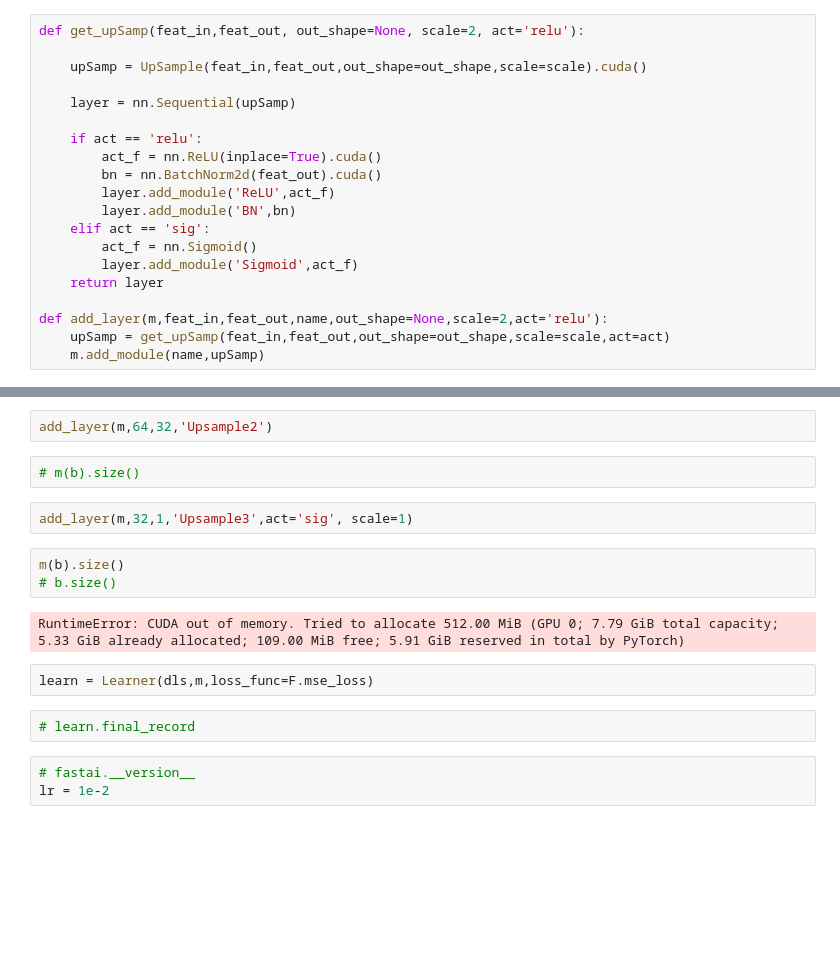
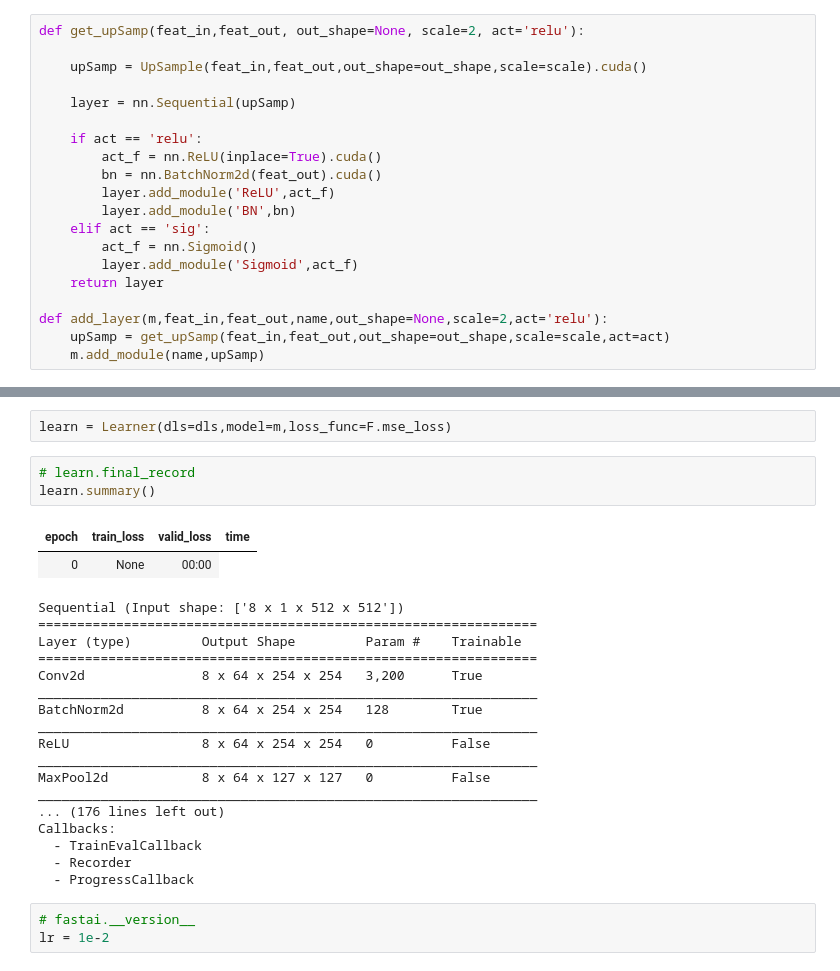
Before and after one commit to Flock1/solar, a Jupyter notebook: fastai.ipynb, the cells around one changed output, grey strips where cells are left out. Drawn from its saved outputs; the diff is of its cells as text; blank space fills up the shorter version.

```diff
--- a/fastai.ipynb
+++ b/fastai.ipynb
@@ -216,18 +202,28 @@ add_layer(m,128,64,'Upsample1')
-# %%
-add_layer(m,64,32,'Upsample2')
-# %%
-# m(b).size()
-# %%
-add_layer(m,32,1,'Upsample3',act='sig', scale=1)
-# %%
-m(b).size()
-# b.size()
-# %% [output]
-RuntimeError: CUDA out of memory. Tried to allocate 512.00 MiB (GPU 0; 7.79 GiB total capacity; 5.33 GiB already allocated; 109.00 MiB free; 5.91 GiB reserved in total by PyTorch)
 # %%
-learn = Learner(dls,m,loss_func=F.mse_loss)
+learn = Learner(dls=dls,model=m,loss_func=F.mse_loss)
 # %%
 # learn.final_record
+learn.summary()
+# %% [output]
+| epoch | train_loss | valid_loss | time |
+| 0 | None | 00:00 |
+Sequential (Input shape: ['8 x 1 x 512 x 512'])
+================================================================
+Layer (type)         Output Shape         Param #    Trainable
+================================================================
+Conv2d               8 x 64 x 254 x 254   3,200      True
+________________________________________________________________
+BatchNorm2d          8 x 64 x 254 x 254   128        True
+________________________________________________________________
+ReLU                 8 x 64 x 254 x 254   0          False
+________________________________________________________________
+MaxPool2d            8 x 64 x 127 x 127   0          False
+________________________________________________________________
+... (176 lines left out)
+Callbacks:
+  - TrainEvalCallback
+  - Recorder
+  - ProgressCallback
 # %%
 # fastai.__version__
 lr = 1e-2
```
Also changed, not shown: parts of 24 cells of this notebook, 2 other files.
